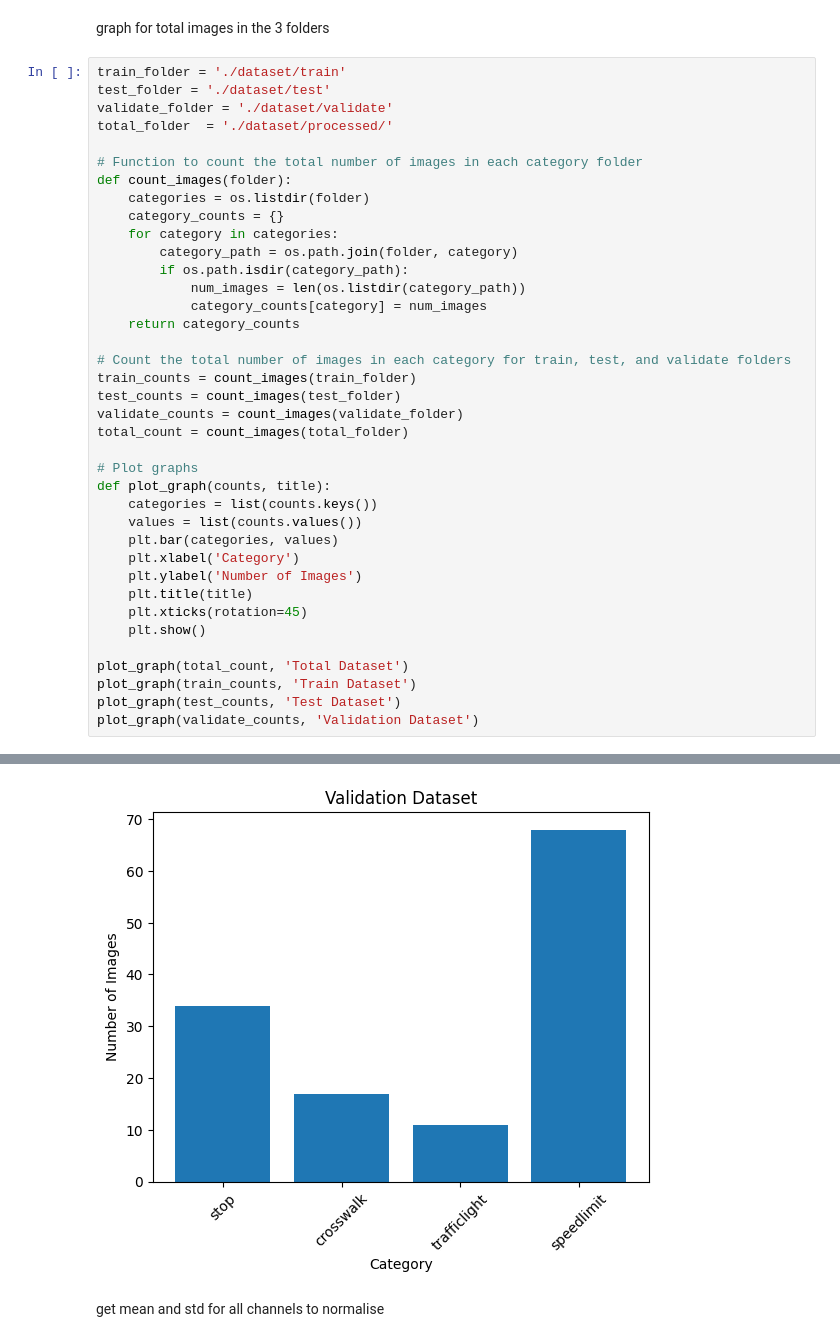
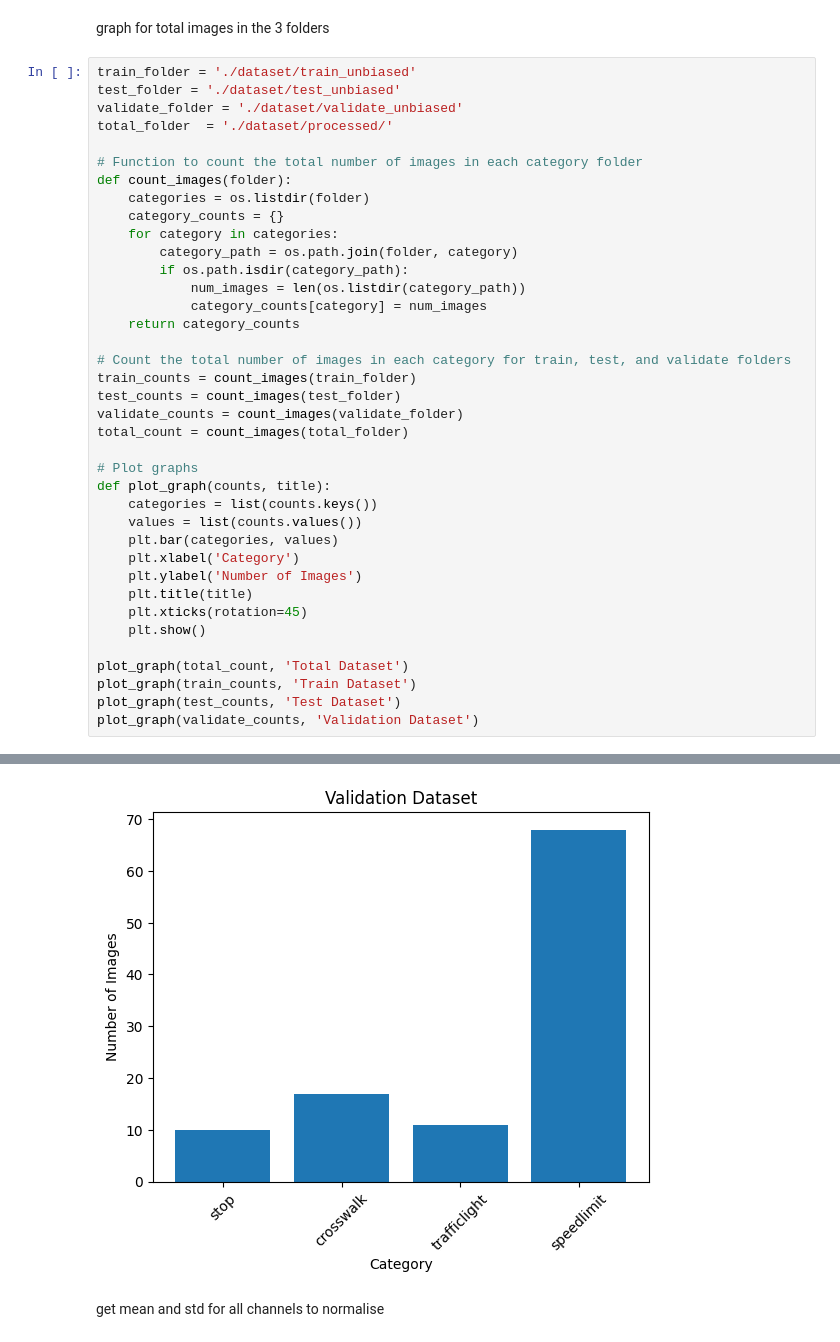
Before and after one commit to njames3134/DL-reweighting, a Jupyter notebook: Last_checkpoint/preprocessing.ipynb, the cells around one changed output, grey strips where cells are left out. Saved outputs shown, nothing was run; the diff lists cells and outputs as text.

Commit message:
added support for creating unbiased dataset as well

```diff
--- a/Last_checkpoint/preprocessing.ipynb
+++ b/Last_checkpoint/preprocessing.ipynb
@@ -119,9 +173,9 @@ for category_folder in os.listdir(source_folder):
 # %% [markdown]
 graph for total images in the 3 folders
 # %%
-train_folder = './dataset/train'
-test_folder = './dataset/test'
-validate_folder = './dataset/validate'
+train_folder = './dataset/train_unbiased'
+test_folder = './dataset/test_unbiased'
+validate_folder = './dataset/validate_unbiased'
 total_folder  = './dataset/processed/'
 
 # Function to count the total number of images in each category folder
@@ -163,4 +217,4 @@ plot_graph(validate_counts, 'Validation Dataset')
-[figure, old version]
+[figure, new version]
 # %% [markdown]
 get mean and std for all channels to normalise
 # %%
```
Also changed, not shown: parts of 2 cells of this notebook.
